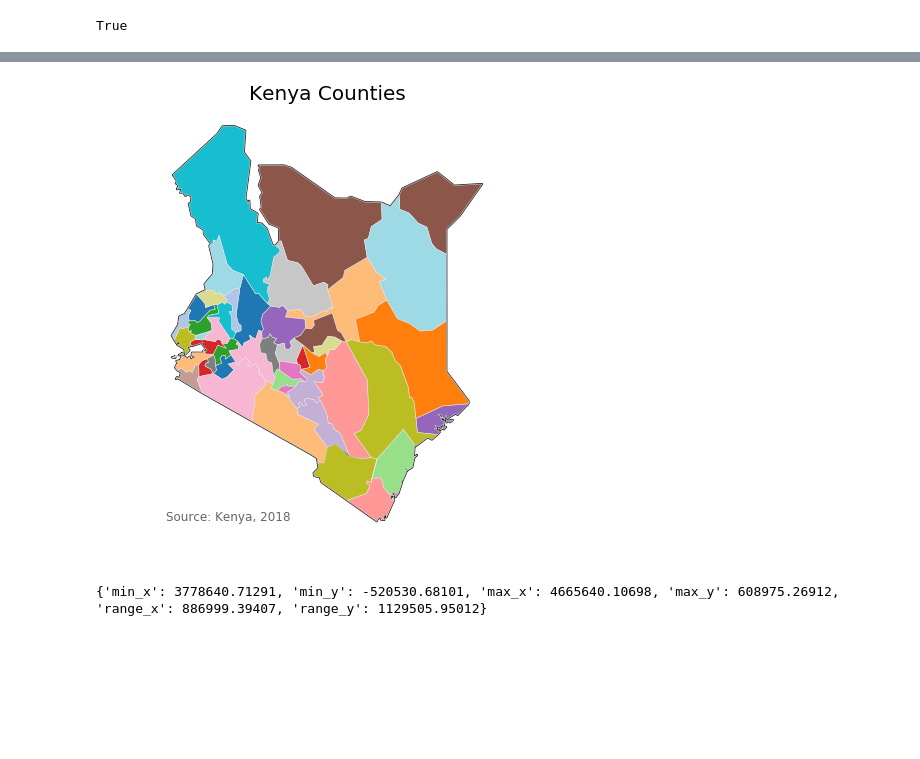
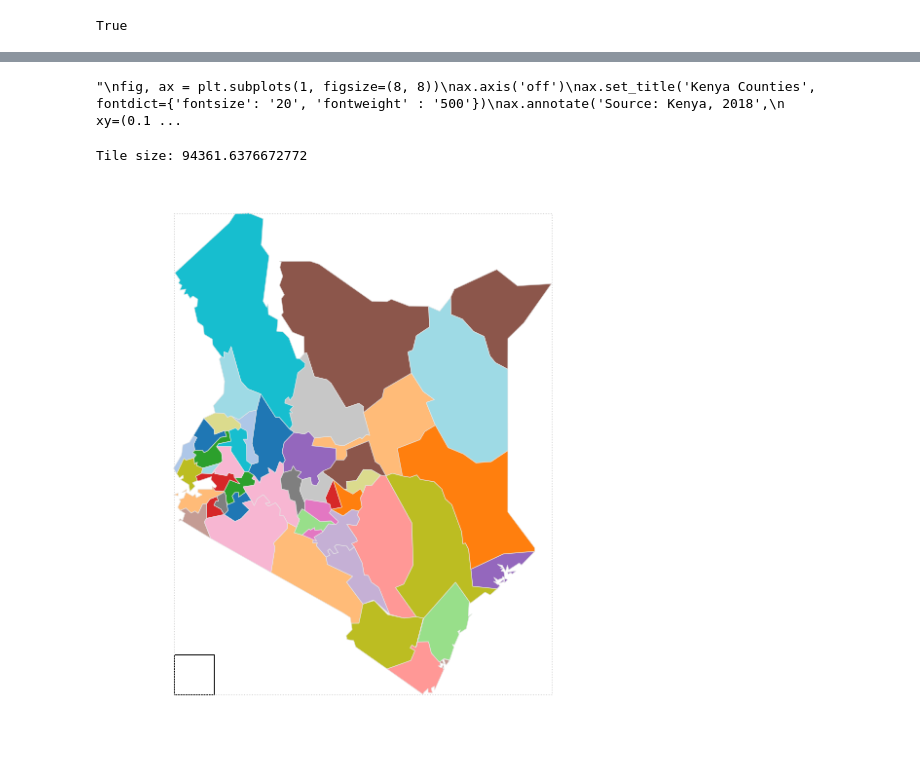
Before and after one commit to deitelberg/Python-projects, a Jupyter notebook: gridmap_tesselation.ipynb, the cells around one changed output, grey strips where cells are left out. Saved outputs shown, nothing was run; the diff lists cells and outputs as text; code cells hidden in the pictures; blank space fills up the shorter version.

Commit message:
added all rows and geometry check for tiles inside feature

```diff
--- a/gridmap_tesselation.ipynb
+++ b/gridmap_tesselation.ipynb
@@ -44,4 +52,7 @@ display(HTML(tabulate(tbl_data, headers="firstrow", tablefmt='html', stralign='l
 # %%
+outline_poly, outline_gpd = dissolve_features(counties)
+
+"""
 fig, ax = plt.subplots(1, figsize=(8, 8))
 ax.axis('off')
 ax.set_title('Kenya Counties', fontdict={'fontsize': '20', 'fontweight' : '500'})
@@ -53,34 +64,9 @@ ax.annotate('Source: Kenya, 2018',
             fontsize=12,
             color='0.4')
 
-country.plot(color='white', ax=ax, linewidth=2, edgecolor='0.1')
-counties.plot(column='County', cmap='tab20', ax=ax, linewidth=0.5, edgecolor='0.9')
+outline_gpd.plot(color='white', ax=ax, linewidth=2, edgecolor='0.1')
+#counties.plot(column='County', cmap='tab20', ax=ax, linewidth=0.5, edgecolor='0.9')
 plt.show()
+"""
 # %% [output]
-[figure, removed]
+"\nfig, ax = plt.subplots(1, figsize=(8, 8))\nax.axis('off')\nax.set_title('Kenya Counties', fontdict={'fontsize': '20', 'fontweight' : '500'})\nax.annotate('Source: Kenya, 2018',\n            xy=(0.1 ...
-# %%
-def round_coords_dict(coords, r):
-    for key, coord in coords.items():
-        coords[key] = float(round(coords[key], r))
-    return coords
-
-def get_bounding_coordinates(feature, r=c.round_to, round_nums=True):
-    coords = feature.bounds
-    bbox = {}
-    bbox['min_x'] = coords['minx'].min()
-    bbox['min_y'] = coords['miny'].min()
-    bbox['max_x'] = coords['maxx'].max()
-    bbox['max_y'] = coords['maxy'].max()
-    bbox['range_x'] = bbox['max_x'] - bbox['min_x']
-    bbox['range_y'] = bbox['max_y'] - bbox['min_y']
-
-    if round_nums:
-        bbox = round_coords_dict(bbox, r)
-
-    return bbox
-
-map_extent = get_bounding_coordinates(counties)
-
-print(map_extent)
-# %% [output]
-{'min_x': 3778640.71291, 'min_y': -520530.68101, 'max_x': 4665640.10698, 'max_y': 608975.26912, 'range_x': 886999.39407, 'range_y': 1129505.95012}
@@ -87 +148,23 @@ print(map_extent)
+# %%
+map_extent_coords, map_extent_poly, map_extent_gdf = build_extent_polygon(counties)
+
+tile_size = calculate_tile_size(map_extent_coords)
+print('Tile size: {}'.format(tile_size))
+
+seed, centroid, x_coords = seed_box(bb=map_extent_coords, size=tile_size, corner=c.seed_location)
+
+# Plot things
+fig, ax = plt.subplots(1, figsize=(10, 10))
+ax.axis('off')
+counties.plot(column='County', cmap='tab20', ax=ax, linewidth=0.5, edgecolor='0.9')
+seed.plot(ax=ax, facecolor="none", edgecolor='black')
+map_extent_gdf.plot(ax=ax, facecolor="none", edgecolor='lightgrey', linestyle=':')
+plt.show()
+
+seed = None
+centroid = None
+x_coords = None
+# %% [output]
+Tile size: 94361.6376672772
+[figure, added]
 # %%
```
Also changed, not shown: parts of 10 cells of this notebook, 1 other file.
